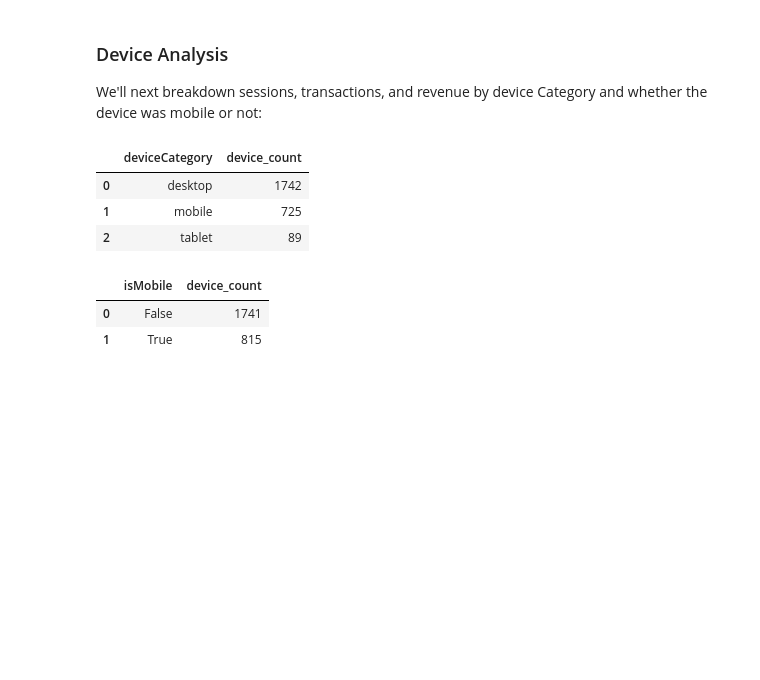
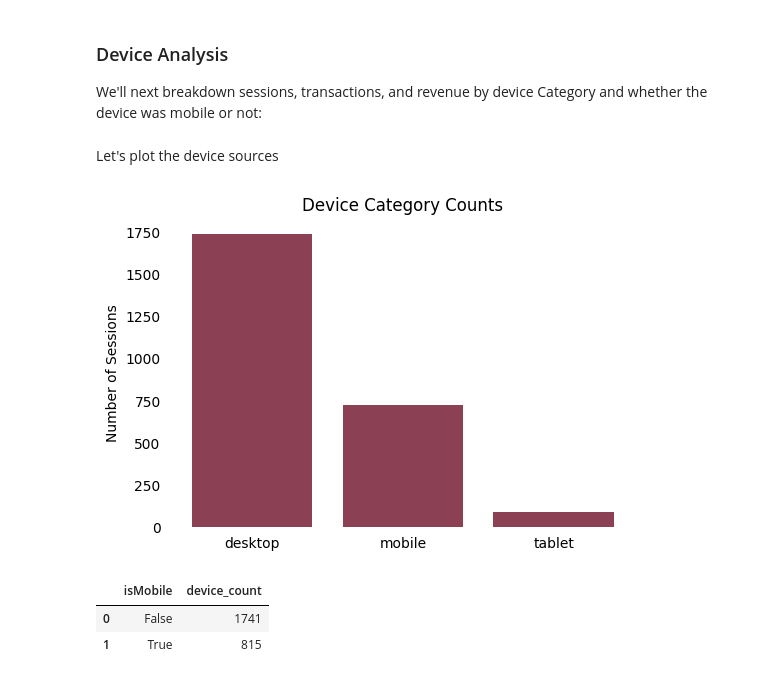
Before and after one commit to akprodromou/Google-Analytics-User-Analysis, a Jupyter notebook: notebooks/google_analytics_project.ipynb, the cells around one changed output. Drawn from its saved outputs; the diff is of its cells as text; code cells hidden in the pictures; blank space fills up the shorter version.

Commit message:
update to include two bar charts

```diff
--- a/notebooks/google_analytics_project.ipynb
+++ b/notebooks/google_analytics_project.ipynb
@@ -50,8 +41,5 @@ The google.cloud.bigquery extension is already loaded. To reload it, use:
 # %%
-from google.cloud import bigquery
-from google.oauth2 import service_account
-
-key_path = "/Users/anton/Desktop/Google_Analytics_SQL/week-3-bigquery-369916-341d3b137e42.json"
+key_path = "data/week-3-bigquery-369916-341d3b137e42.json"
 
 # Create credentials object
 credentials = service_account.Credentials.from_service_account_file(key_path)
@@ -60,3 +48,7 @@ credentials = service_account.Credentials.from_service_account_file(key_path)
 from google.cloud.bigquery import magics
 magics.context.credentials = credentials
 magics.context.project = credentials.project_id
+
+# data visualisation settings
+pio.templates.default = "plotly_white"
+color_palette = ['#8c4053', '#40798C','#a170a9', '#70A9A1']
@@ -428,19 +416,39 @@ The different medium definitions are as follows:
 
 We'll next breakdown sessions, transactions, and revenue by device Category and whether the device was mobile or not:
 # %%
-%%bigquery
+%%bigquery df
 
 SELECT
-  device.deviceCategory,
+  device.deviceCategory AS device_category,
   COUNT(*) AS device_count
 FROM `bigquery-public-data.google_analytics_sample.ga_sessions_20170801`
-GROUP BY device.deviceCategory
+GROUP BY device_category
 ORDER BY device_count DESC;
-# %% [output]
-|  | deviceCategory | device_count |
-| 0 | desktop | 1742 |
-| 1 | mobile | 725 |
-| 2 | tablet | 89 |
+# %% [markdown]
+Let's plot the device sources
+# %%
+plt.figure(figsize=(6, 4))
+plt.bar(
+    df['device_category'],
+    df['device_count'],
+    color=color_palette[0]
+)
+
+# labels and title
+plt.ylabel("Number of Sessions")
+plt.title("Device Category Counts")
+
+# remove surrounding bounding box / spines
+ax = plt.gca()
+for spine in ["top", "right", "left", "bottom"]:
+    ax.spines[spine].set_visible(False)
+
+ax.tick_params(left=False, bottom=False)
+
+plt.xticks(rotation=0)
+plt.show()
+# %% [output]
+[figure, added]
 # %%
 %%bigquery
 
```
Also changed, not shown: parts of 45 cells of this notebook.
